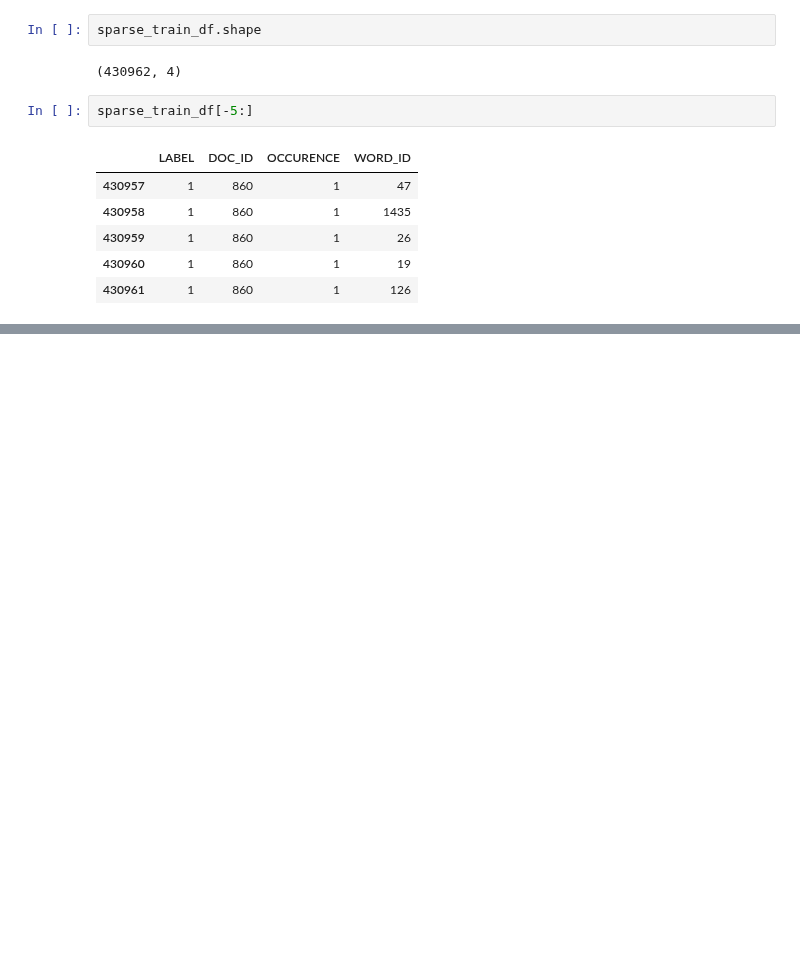
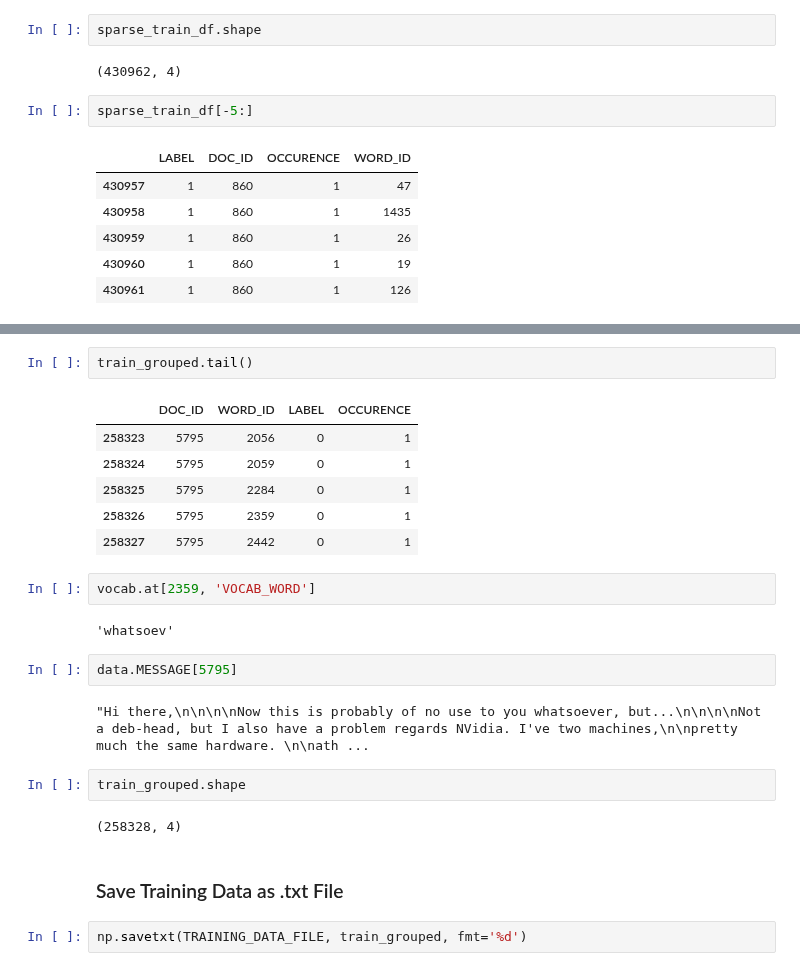
Before and after one commit to shade-12/ml-intro, a Jupyter notebook: 05_Bayes_Classifier.ipynb, the cells around one changed output, grey strips where cells are left out. Cells and saved outputs as stored; diff of their text form; blank space fills up the shorter version.

```diff
--- a/05_Bayes_Classifier.ipynb
+++ b/05_Bayes_Classifier.ipynb
@@ -1139,0 +1175,25 @@ sparse_train_df[-5:]
+# %%
+train_grouped.tail()
+# %% [output]
+|  | DOC_ID | WORD_ID | LABEL | OCCURENCE |
+| 258323 | 5795 | 2056 | 0 | 1 |
+| 258324 | 5795 | 2059 | 0 | 1 |
+| 258325 | 5795 | 2284 | 0 | 1 |
+| 258326 | 5795 | 2359 | 0 | 1 |
+| 258327 | 5795 | 2442 | 0 | 1 |
+# %%
+vocab.at[2359, 'VOCAB_WORD']
+# %% [output]
+'whatsoev'
+# %%
+data.MESSAGE[5795]
+# %% [output]
+"Hi there,\n\n\n\nNow this is probably of no use to you whatsoever, but...\n\n\n\nNot a deb-head, but I also have a problem regards NVidia. I've two machines,\n\npretty much the same hardware. \n\nath ...
+# %%
+train_grouped.shape
+# %% [output]
+(258328, 4)
+# %% [markdown]
+### Save Training Data as .txt File
+# %%
+np.savetxt(TRAINING_DATA_FILE, train_grouped, fmt='%d')
```
Also changed, not shown: parts of 8 cells of this notebook, 1 other file.
